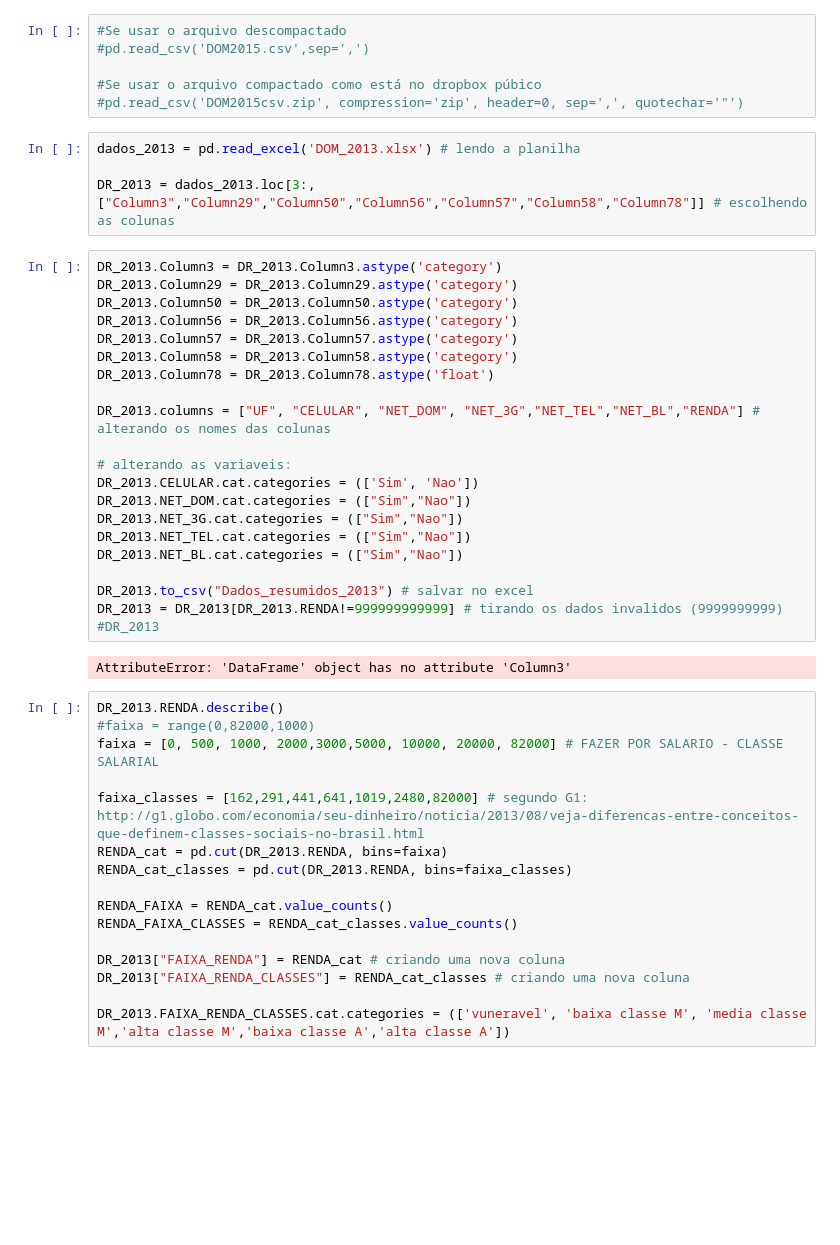
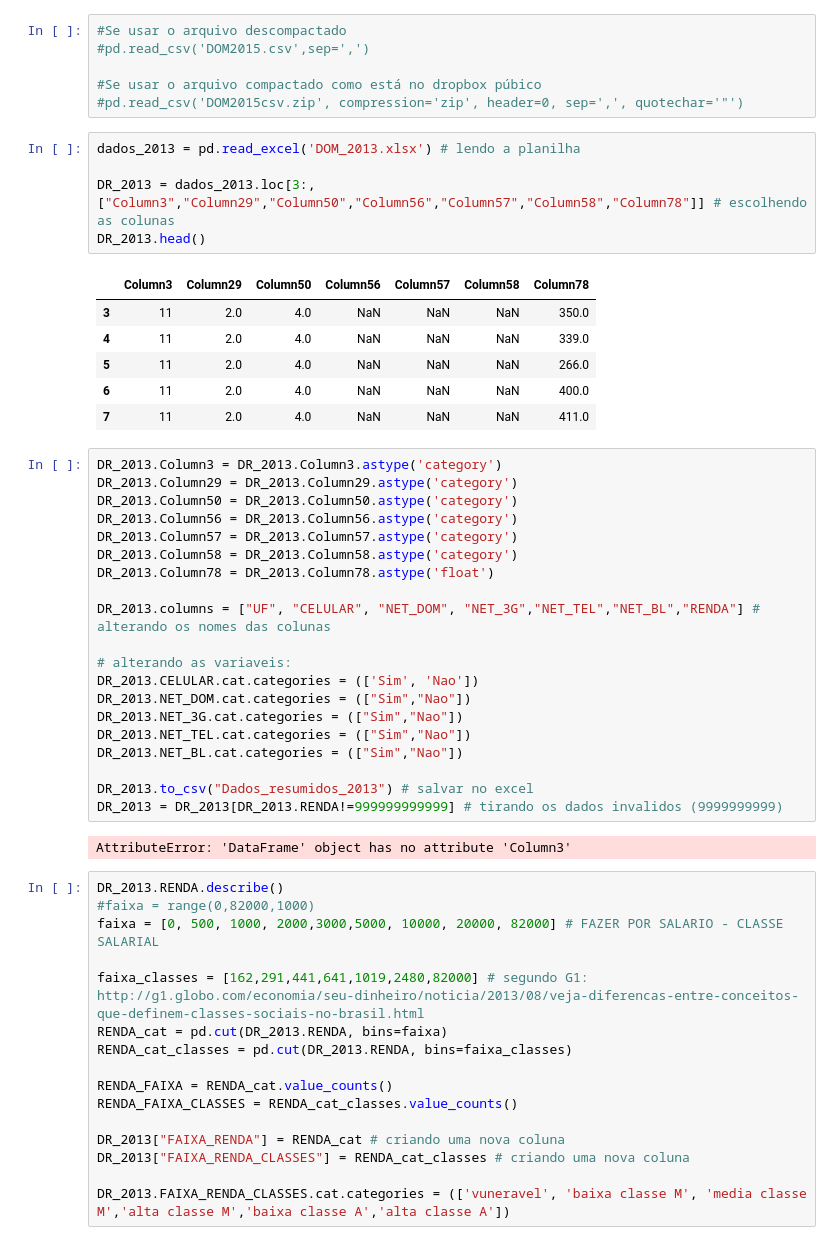
Before and after one commit to betofr1/Ciencia_dos_dados, a Jupyter notebook: Projeto1 Layout.ipynb, the cells around one changed output. Drawn from its saved outputs; the diff is of its cells as text; blank space fills up the shorter version.

```diff
--- a/Projeto1 Layout.ipynb
+++ b/Projeto1 Layout.ipynb
@@ -38,7 +38,15 @@ D:\betof\Documents\ciencia dos dados\GIT\Ciencia_dos_dados
 # %%
 dados_2013 = pd.read_excel('DOM_2013.xlsx') # lendo a planilha
 
 DR_2013 = dados_2013.loc[3:,["Column3","Column29","Column50","Column56","Column57","Column58","Column78"]] # escolhendo as colunas
+DR_2013.head()
+# %% [output]
+|  | Column3 | Column29 | Column50 | Column56 | Column57 | Column58 | Column78 |
+| 3 | 11 | 2.0 | 4.0 | NaN | NaN | NaN | 350.0 |
+| 4 | 11 | 2.0 | 4.0 | NaN | NaN | NaN | 339.0 |
+| 5 | 11 | 2.0 | 4.0 | NaN | NaN | NaN | 266.0 |
+| 6 | 11 | 2.0 | 4.0 | NaN | NaN | NaN | 400.0 |
+| 7 | 11 | 2.0 | 4.0 | NaN | NaN | NaN | 411.0 |
 # %%
 DR_2013.Column3 = DR_2013.Column3.astype('category')
 DR_2013.Column29 = DR_2013.Column29.astype('category')
@@ -59,7 +67,6 @@ DR_2013.NET_BL.cat.categories = (["Sim","Nao"])
 
 DR_2013.to_csv("Dados_resumidos_2013") # salvar no excel
 DR_2013 = DR_2013[DR_2013.RENDA!=999999999999] # tirando os dados invalidos (9999999999)
-#DR_2013
 # %% [output]
 AttributeError: 'DataFrame' object has no attribute 'Column3'
 # %%
```
Also changed, not shown: parts of 3 cells of this notebook.
